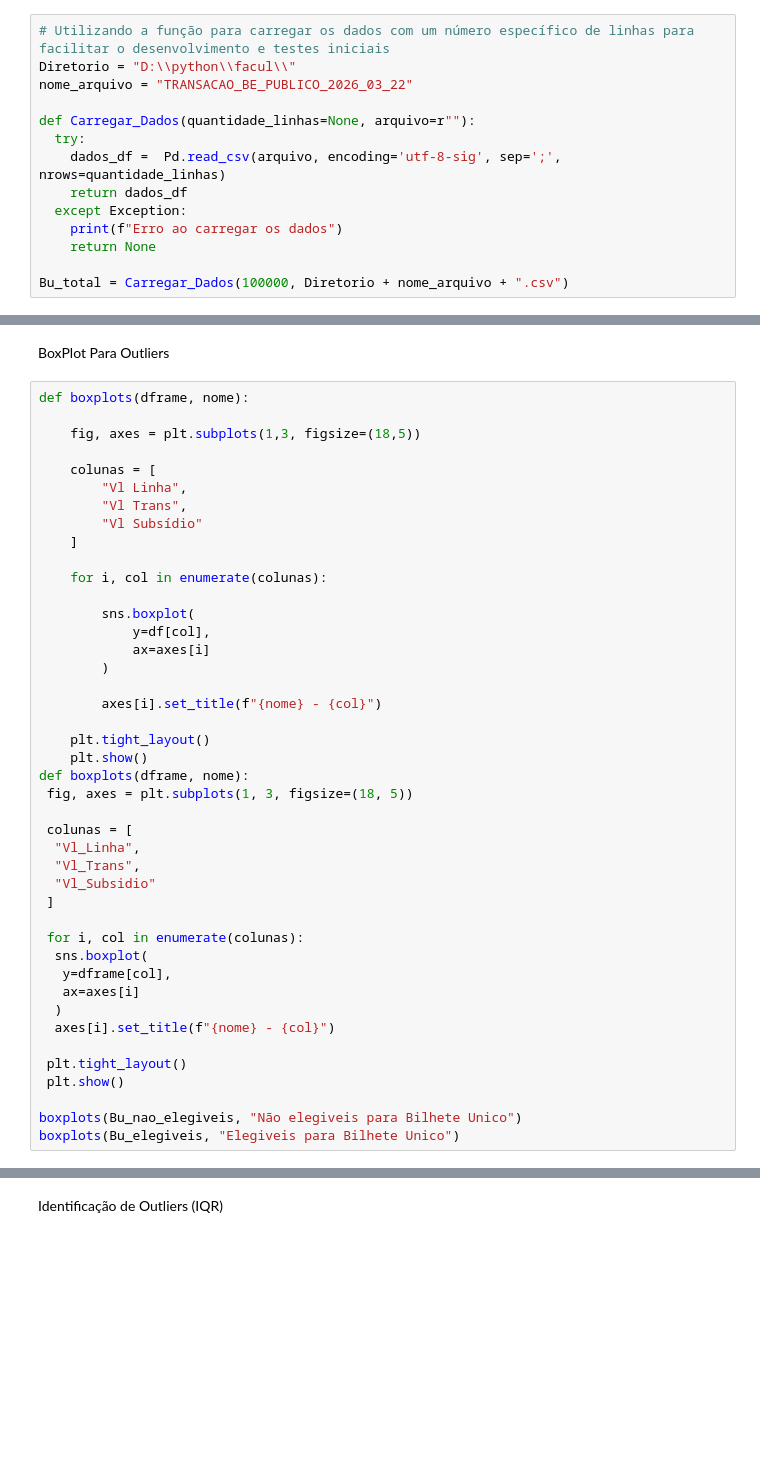
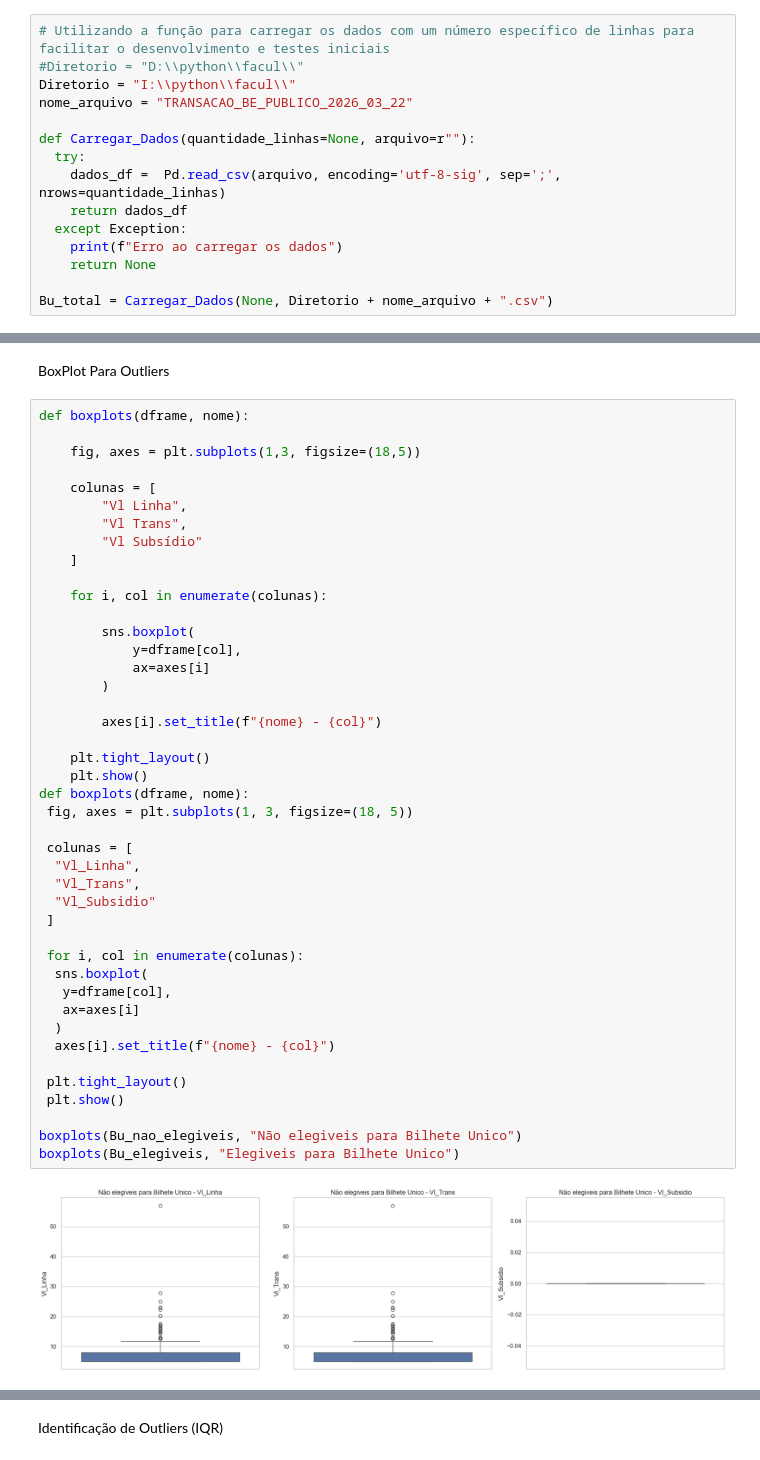
Before and after one commit to Heggendorn/facul, a Jupyter notebook: bigdata_extencionista-joseRoberto.ipynb, the cells around one changed output, grey strips where cells are left out. Cells and saved outputs as stored; diff of their text form; blank space fills up the shorter version.

```diff
--- a/bigdata_extencionista-joseRoberto.ipynb
+++ b/bigdata_extencionista-joseRoberto.ipynb
@@ -111,7 +117,8 @@ from sklearn.metrics import mean_squared_error, r2_score     # Biblioteca para m
 Fazendo Carregamento da Base CSV do Bilhete unico
 # %%
 # Utilizando a função para carregar os dados com um número específico de linhas para facilitar o desenvolvimento e testes iniciais
-Diretorio = "D:\\python\\facul\\"
+#Diretorio = "D:\\python\\facul\\"
+Diretorio = "I:\\python\\facul\\"
 nome_arquivo = "TRANSACAO_BE_PUBLICO_2026_03_22"
 
 def Carregar_Dados(quantidade_linhas=None, arquivo=r""):
@@ -122,7 +129,7 @@ def Carregar_Dados(quantidade_linhas=None, arquivo=r""):
     print(f"Erro ao carregar os dados")
     return None
 
-Bu_total = Carregar_Dados(100000, Diretorio + nome_arquivo + ".csv")
+Bu_total = Carregar_Dados(None, Diretorio + nome_arquivo + ".csv")
 # %% [markdown]
 Estou estruturando os campos do arquivo CSV à serem tratados,
 Removi rash e o numero do cartão do passageiro porque eles esconderam o numero real com caracteres X Nº  2024XXXXX3128
@@ -386,32 +599,34 @@ def boxplots(dframe, nome):
     for i, col in enumerate(colunas):
 
         sns.boxplot(
-            y=df[col],
+            y=dframe[col],
             ax=axes[i]
         )
 
         axes[i].set_title(f"{nome} - {col}")
 
     plt.tight_layout()
     plt.show()
 def boxplots(dframe, nome):
  fig, axes = plt.subplots(1, 3, figsize=(18, 5))
 
  colunas = [
   "Vl_Linha",
   "Vl_Trans",
   "Vl_Subsidio"
  ]
 
  for i, col in enumerate(colunas):
   sns.boxplot(
    y=dframe[col],
    ax=axes[i]
   )
   axes[i].set_title(f"{nome} - {col}")
 
  plt.tight_layout()
  plt.show()
 
 boxplots(Bu_nao_elegiveis, "Não elegiveis para Bilhete Unico")
 boxplots(Bu_elegiveis, "Elegiveis para Bilhete Unico")
+# %% [output]
+[figure, added]
```
Also changed, not shown: parts of 25 cells of this notebook.
